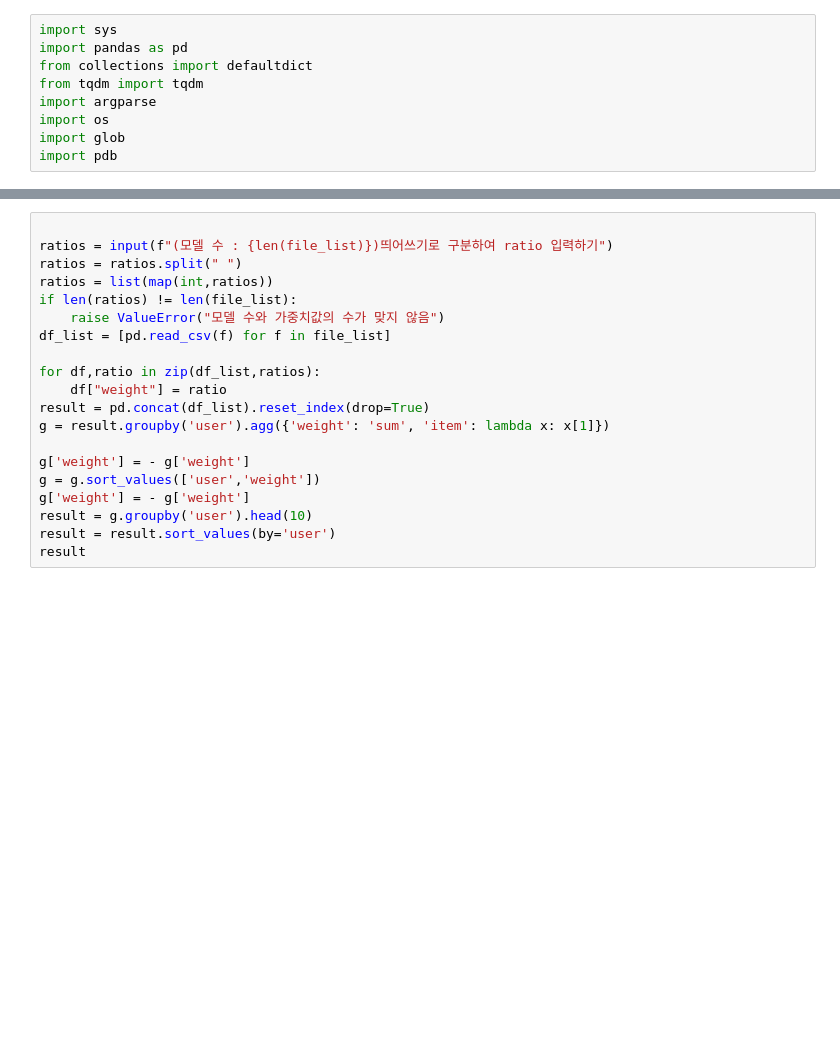
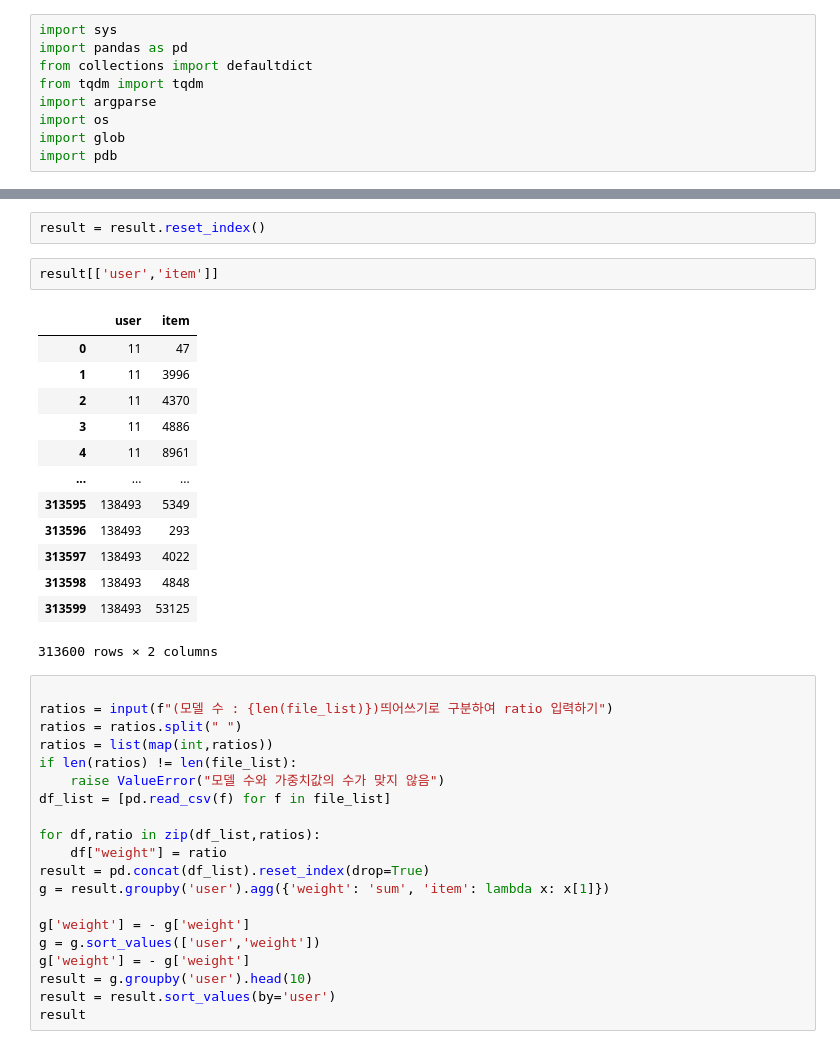
Before and after one commit to boostcampaitech5/level2_movierecommendation-recsys-02, a Jupyter notebook: Recbole/general/ensemble.ipynb, the cells around one changed output, grey strips where cells are left out. Cells and saved outputs as stored; diff of their text form; blank space fills up the shorter version.

```diff
--- a/Recbole/general/ensemble.ipynb
+++ b/Recbole/general/ensemble.ipynb
@@ -149,3 +198,21 @@ ValueError: Index contains duplicate entries, cannot reshape
+# %%
+result = result.reset_index()
+# %%
+result[['user','item']]
+# %% [output]
+|  | user | item |
+| 0 | 11 | 47 |
+| 1 | 11 | 3996 |
+| 2 | 11 | 4370 |
+| 3 | 11 | 4886 |
+| 4 | 11 | 8961 |
+| ... | ... | ... |
+| 313595 | 138493 | 5349 |
+| 313596 | 138493 | 293 |
+| 313597 | 138493 | 4022 |
+| 313598 | 138493 | 4848 |
+| 313599 | 138493 | 53125 |
+313600 rows × 2 columns
 # %%
 
 ratios = input(f"(모델 수 : {len(file_list)})띄어쓰기로 구분하여 ratio 입력하기")
```
Also changed, not shown: parts of 18 cells of this notebook, 2 other files.
